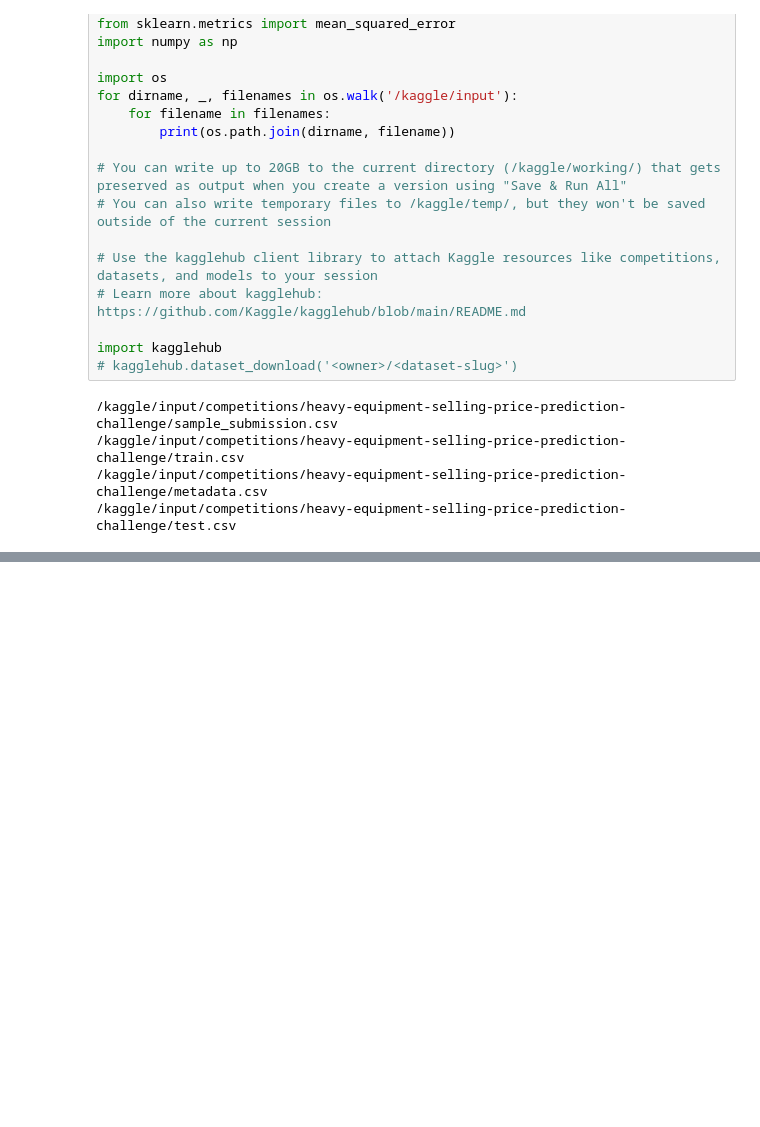
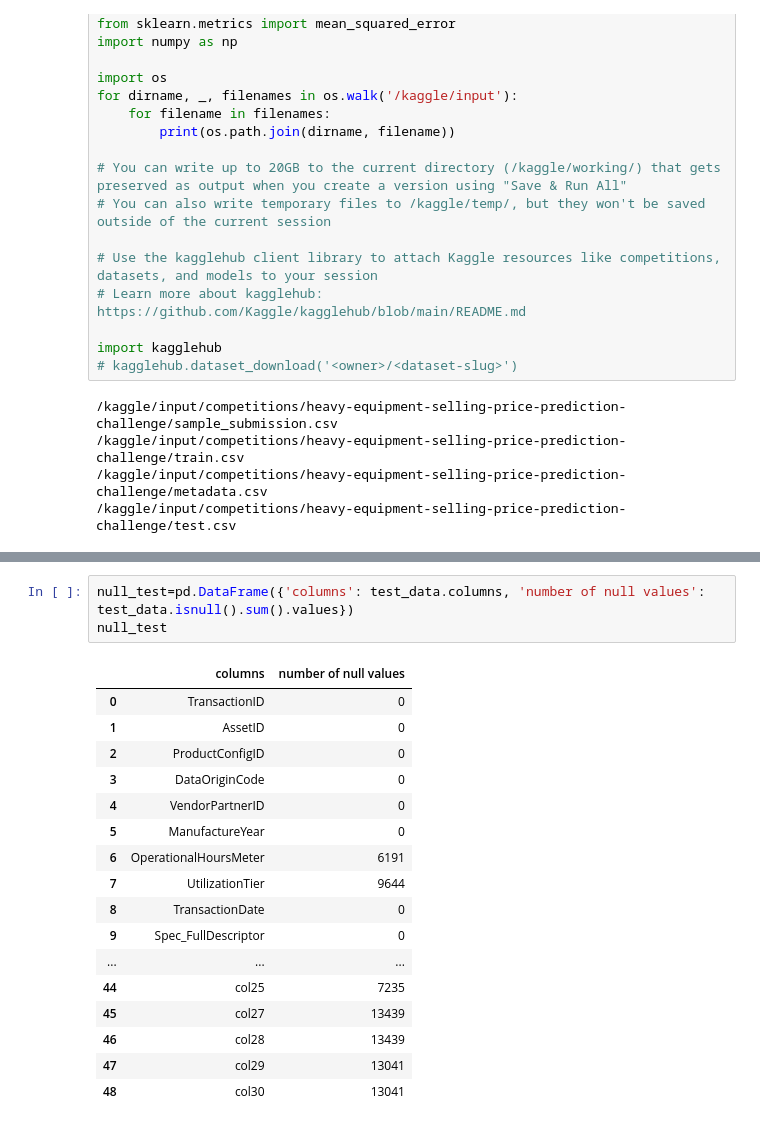
Before and after one commit to Yukti123Ramtani/data-science-projects, a Jupyter notebook: 25f1002035-notebook-2026t2.ipynb, the cells around one changed output, grey strips where cells are left out. Saved outputs shown, nothing was run; the diff lists cells and outputs as text; blank space fills up the shorter version.

```diff
--- a/25f1002035-notebook-2026t2.ipynb
+++ b/25f1002035-notebook-2026t2.ipynb
@@ -47,0 +119,21 @@ Mean Value:  41521.87404705085
+# %%
+null_test=pd.DataFrame({'columns': test_data.columns, 'number of null values': test_data.isnull().sum().values})
+null_test
+# %% [output]
+|  | columns | number of null values |
+| 0 | TransactionID | 0 |
+| 1 | AssetID | 0 |
+| 2 | ProductConfigID | 0 |
+| 3 | DataOriginCode | 0 |
+| 4 | VendorPartnerID | 0 |
+| 5 | ManufactureYear | 0 |
+| 6 | OperationalHoursMeter | 6191 |
+| 7 | UtilizationTier | 9644 |
+| 8 | TransactionDate | 0 |
+| 9 | Spec_FullDescriptor | 0 |
+| ... | ... | ... |
+| 44 | col25 | 7235 |
+| 45 | col27 | 13439 |
+| 46 | col28 | 13439 |
+| 47 | col29 | 13041 |
+| 48 | col30 | 13041 |
```
Also changed, not shown: parts of 27 cells of this notebook.
